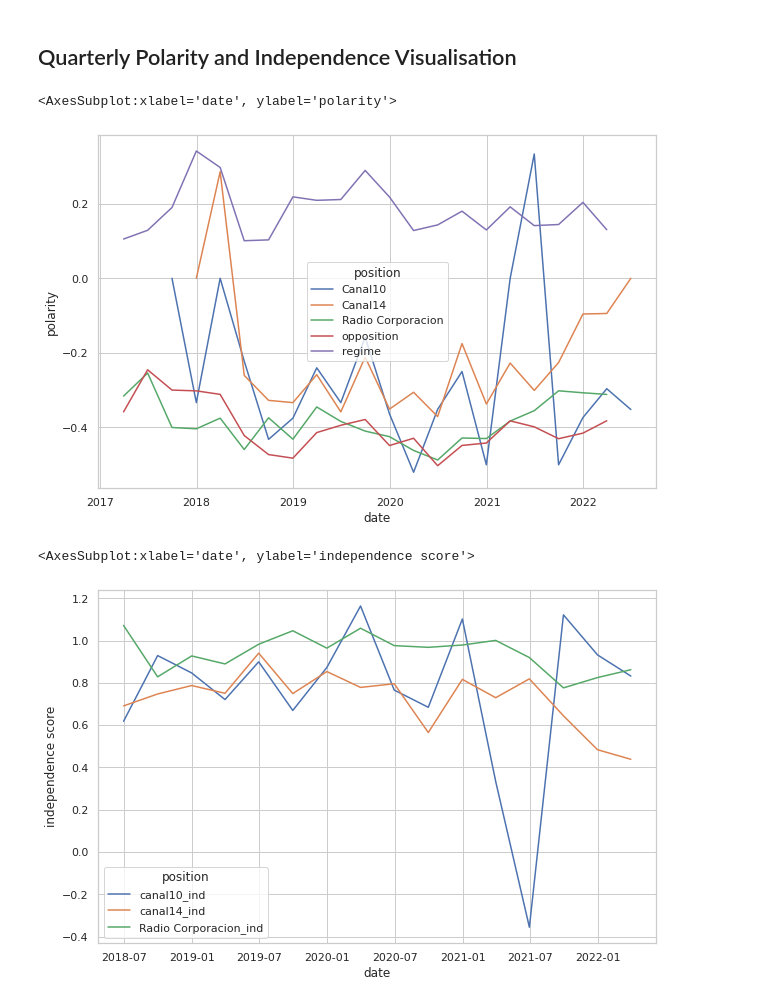
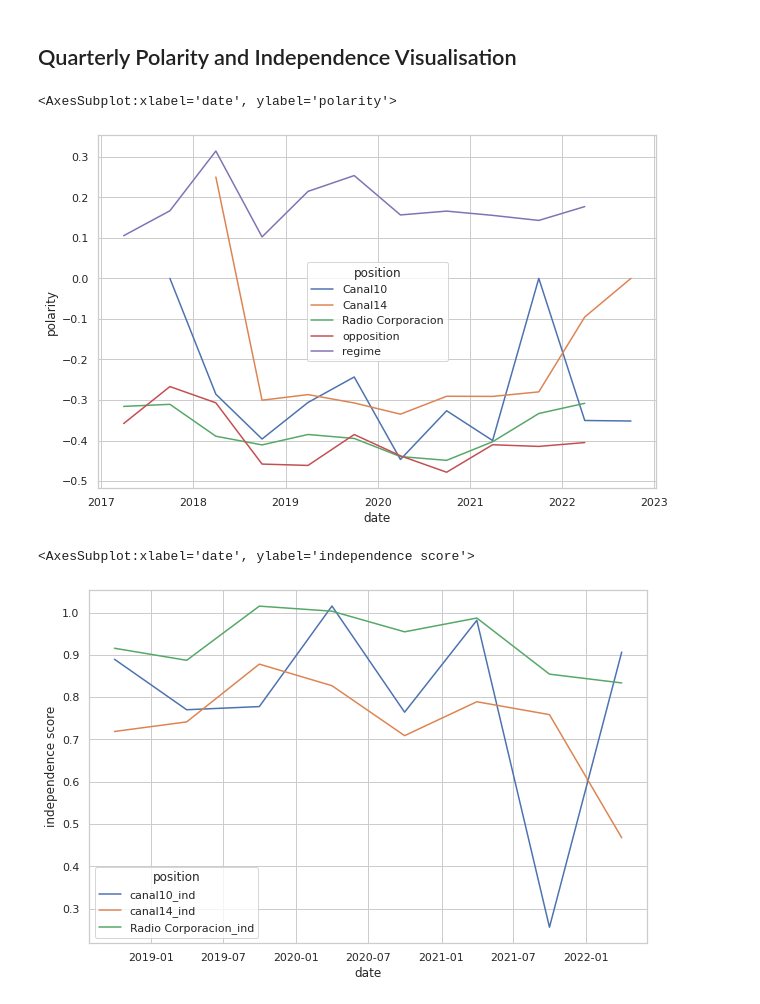
Before and after one commit to hbarnehl/thesis, a Jupyter notebook: Visualisation for Thesis.ipynb, the cells around one changed output. Drawn from its saved outputs; the diff is of its cells as text; code cells hidden in the pictures.

Commit message:
created visualisation notebook for agenda

```diff
--- a/Visualisation for Thesis.ipynb
+++ b/Visualisation for Thesis.ipynb
@@ -133,25 +133,25 @@ df_ind = pd.melt(df_can.reset_index(), id_vars=['year'],
 # %%
 # create quarterly polarity scores
 
 # create aggregated overview of sentiment per position and year-quarter
-df_agg = (dfa.groupby(["position",pd.Grouper(key='date', freq='Q')])["sentiment"]
+df_agg = (dfa.groupby(["position",pd.Grouper(key='date', freq='2Q')])["sentiment"]
  .value_counts(normalize=True)
  .rename("proportion")
  .reset_index())
 
 df_agg.loc[df_agg["sentiment"] == "NEU", "polarity"] = 0
 df_agg.loc[df_agg["sentiment"] == "POS", "polarity"] = df_agg["proportion"]
 df_agg.loc[df_agg["sentiment"] == "NEG", "polarity"] = df_agg["proportion"]*(-1)
 
 df_pol = df_agg.groupby(["position", "date"]).agg({"polarity":np.sum}).reset_index()
 
 (df_pol
  .pipe((sns.lineplot, "data"),
        x="date", y="polarity",
        hue="position"))
 # %% [output]
 <AxesSubplot:xlabel='date', ylabel='polarity'>
-[figure, old version]
+[figure, new version]
 # %%
 # create quarterly independence score visualisations
 
@@ -173,4 +173,4 @@ df_ind = pd.melt(df_can.reset_index(), id_vars=['date'],
        hue="position"))
 # %% [output]
 <AxesSubplot:xlabel='date', ylabel='independence score'>
-[figure, old version]
+[figure, new version]
```
Also changed, not shown: 1 other file.
